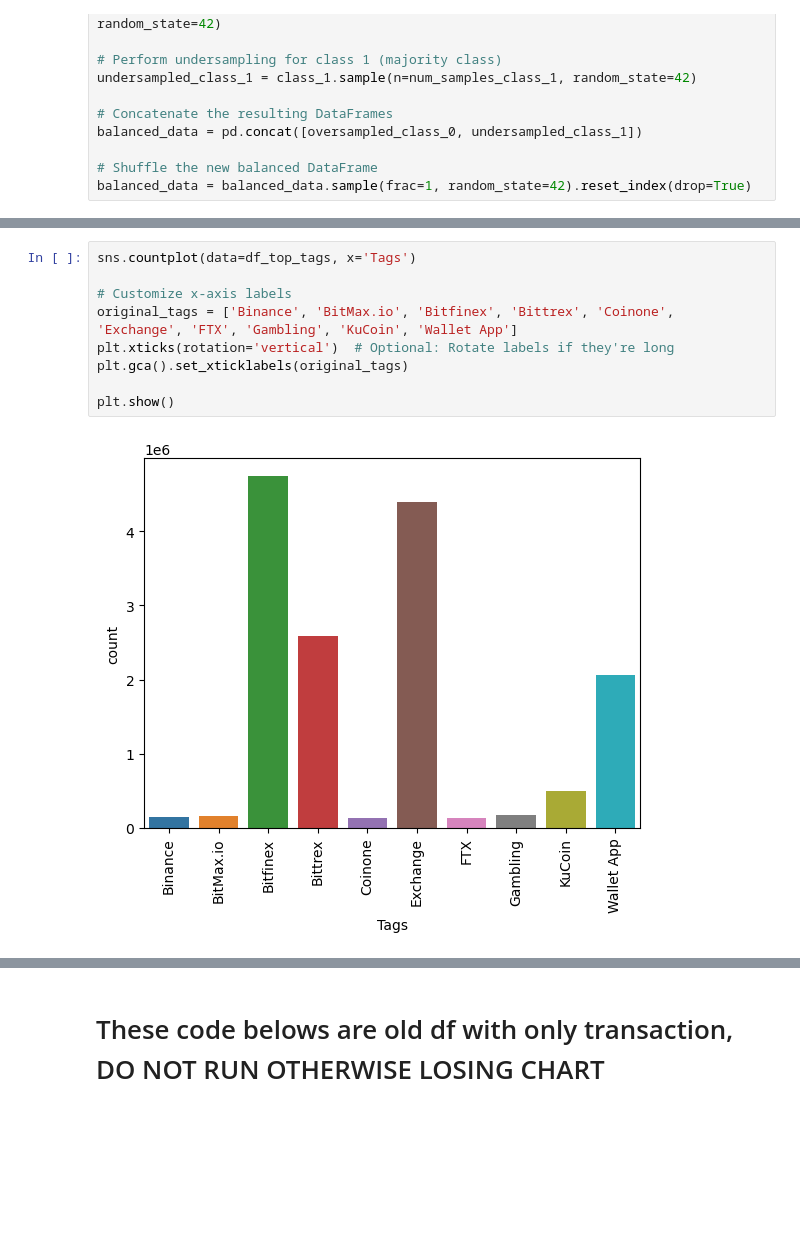
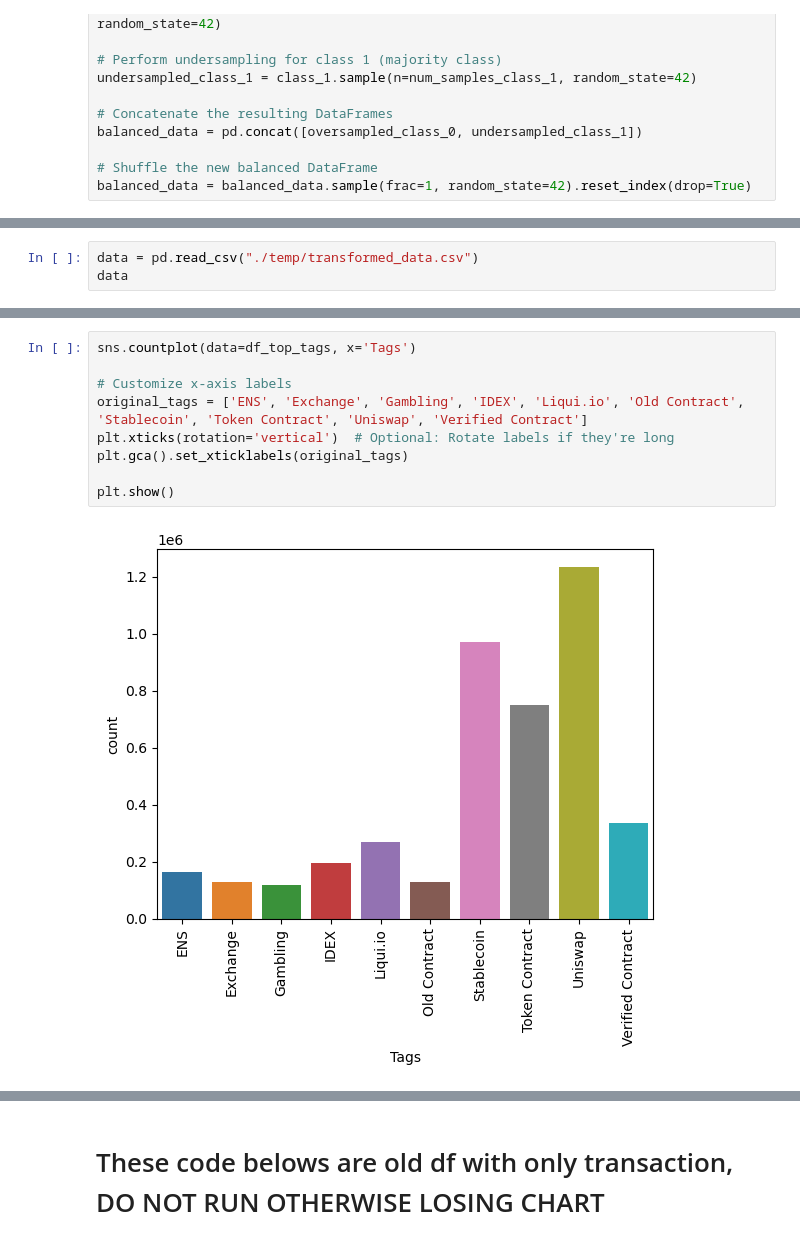
Before and after one commit to viethuy25/TMU_MRP, a Jupyter notebook: Preprocessing, Data Visualization and Class Balancing.ipynb, the cells around one changed output, grey strips where cells are left out. Cells and saved outputs as stored; diff of their text form; blank space fills up the shorter version.

```diff
--- a/Preprocessing, Data Visualization and Class Balancing.ipynb
+++ b/Preprocessing, Data Visualization and Class Balancing.ipynb
@@ -886,0 +990,3 @@ data
+# %%
+data = pd.read_csv("./temp/transformed_data.csv")
+data
@@ -953,14 +1074,14 @@ tag_encoded 53 is Coinone
 # %%
 sns.countplot(data=df_top_tags, x='Tags')
 
 # Customize x-axis labels
-original_tags = ['Binance', 'BitMax.io', 'Bitfinex', 'Bittrex', 'Coinone', 'Exchange', 'FTX', 'Gambling', 'KuCoin', 'Wallet App']
+original_tags = ['ENS', 'Exchange', 'Gambling', 'IDEX', 'Liqui.io', 'Old Contract', 'Stablecoin', 'Token Contract', 'Uniswap', 'Verified Contract']
 plt.xticks(rotation='vertical')  # Optional: Rotate labels if they're long
 plt.gca().set_xticklabels(original_tags)
 
 plt.show()
 # %% [output]
-[figure, old version]
+[figure, new version]
 # %%
 # Assuming Tags column contains "legit" and "dodgy"
 plt.figure(figsize=(10, 6))  # You can adjust the size to fit your needs
```
Also changed, not shown: parts of 56 cells of this notebook, 17 other files.
